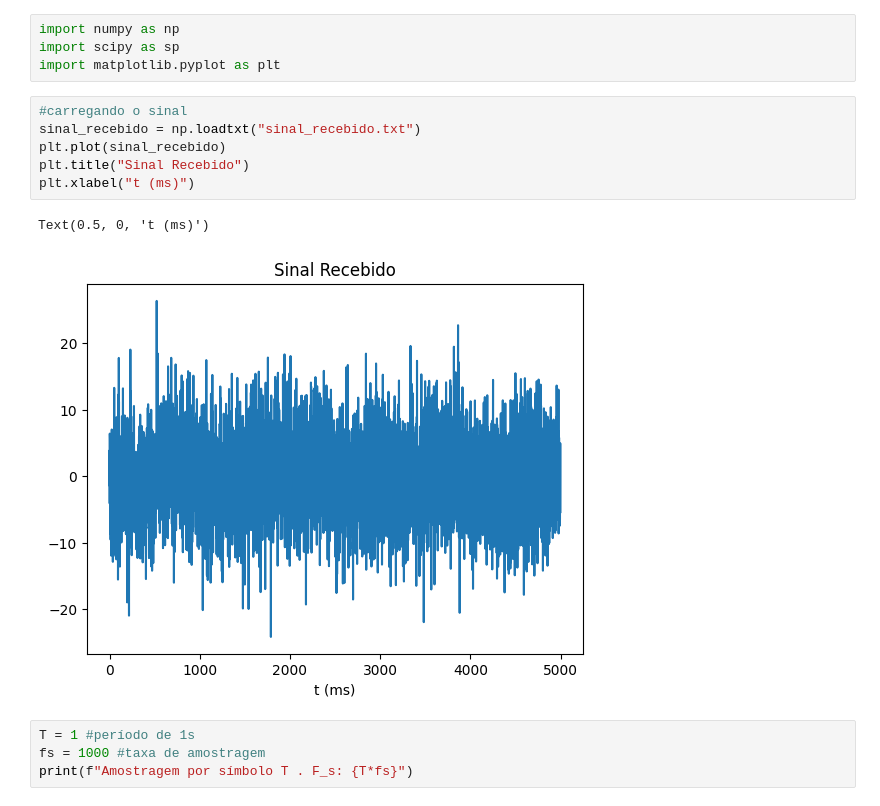
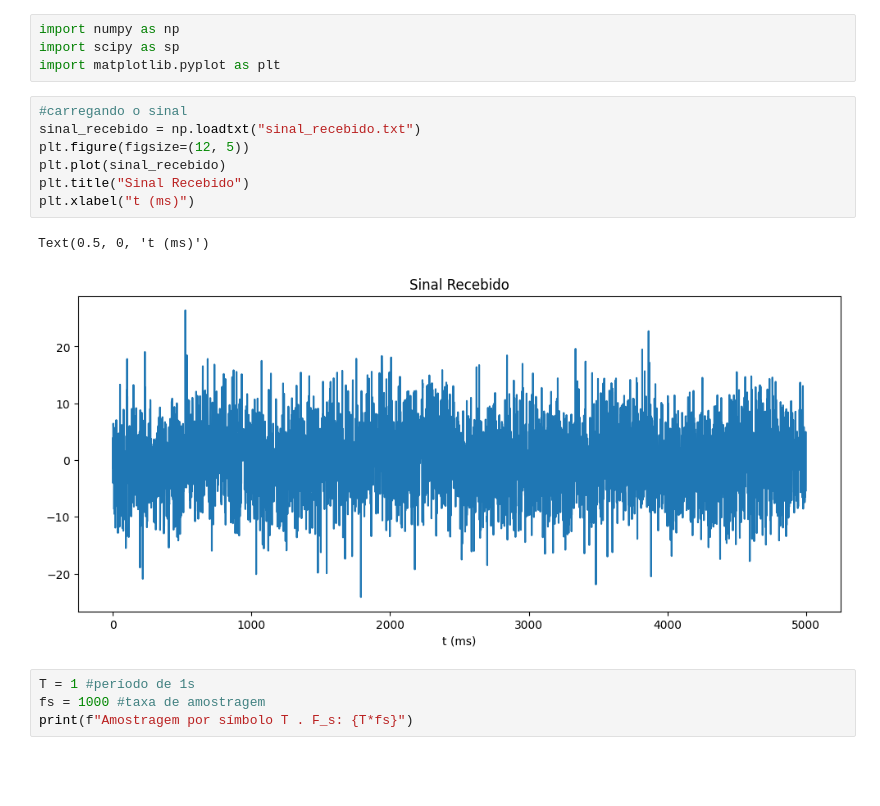
Before and after one commit to eduardoBorgonha/ufsc, a Jupyter notebook: comunicacao/filtros_casados/filtros_casados.ipynb, the cells around one changed output. Drawn from its saved outputs; the diff is of its cells as text; blank space fills up the shorter version.

```diff
--- a/comunicacao/filtros_casados/filtros_casados.ipynb
+++ b/comunicacao/filtros_casados/filtros_casados.ipynb
@@ -21,12 +21,13 @@ import matplotlib.pyplot as plt
 # %%
 #carregando o sinal
 sinal_recebido = np.loadtxt("sinal_recebido.txt")
+plt.figure(figsize=(12, 5))
 plt.plot(sinal_recebido)
 plt.title("Sinal Recebido")
 plt.xlabel("t (ms)")
 # %% [output]
 Text(0.5, 0, 't (ms)')
-[figure, old version]
+[figure, new version]
 # %%
 T = 1 #período de 1s
 fs = 1000 #taxa de amostragem
```
Also changed, not shown: parts of 9 cells of this notebook.
